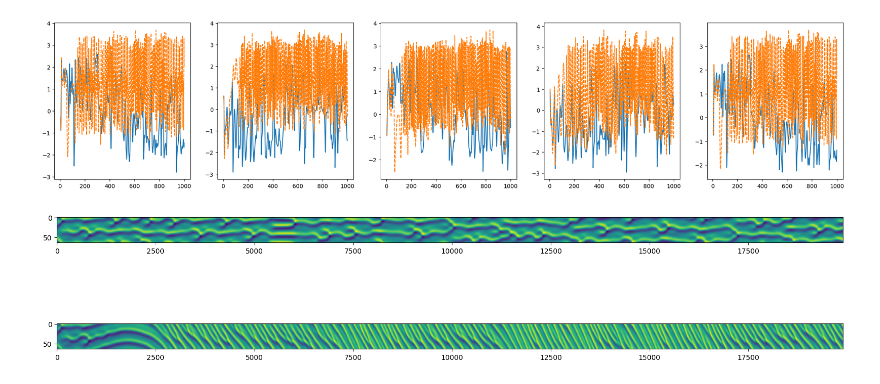
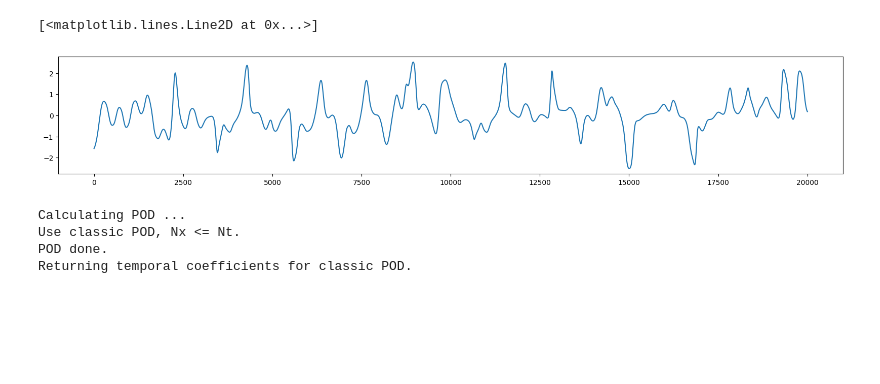
Before and after one commit to MagriLab/DA-RL, a Jupyter notebook: esn_training.ipynb, the cells around one changed output. Saved outputs shown, nothing was run; the diff lists cells and outputs as text; code cells hidden in the pictures; blank space fills up the shorter version.

```diff
--- a/esn_training.ipynb
+++ b/esn_training.ipynb
@@ -769,52 +386,0 @@ EPISODE_DATA = pp.create_dataset(full_state,y,t,RAW_EPISODE_DATA['action'][1:],
-# %%
-x_pred, y_pred = my_ESN.closed_loop_with_washout(U_washout=EPISODE_DATA['loop_0']['u_washout'],
-                                                 P_washout=EPISODE_DATA['loop_0']['p_washout'],
-                                                 P = EPISODE_DATA['loop_0']['p'],
-                                                 N_t=len(EPISODE_DATA['loop_0']['u']))
-y_pred = y_pred[1:]
-plt_idxs = [int(my_idx) for my_idx in np.linspace(0,my_ESN.N_dim-1,5)]
-plt.figure(figsize=(5*len(plt_idxs),5))
-for k, plt_idx in enumerate(plt_idxs):
-    plt.subplot(1,len(plt_idxs),k+1)
-    plt.plot(EPISODE_DATA['loop_0']['t'],EPISODE_DATA['loop_0']['y'][:,plt_idx])
-    plt.plot(EPISODE_DATA['loop_0']['t'],y_pred[:,plt_idx],'--')
-    # plt.xlim([0,500])
-plt.figure(figsize=(20,5))
-plt.subplot(2,1,1)
-plt.imshow(EPISODE_DATA['loop_0']['y'].T, aspect=10)
-plt.subplot(2,1,2)
-plt.imshow(y_pred.T, aspect=10)
-
-if which_state == 'pod_time_coeff':
-    recon_y = my_POD.reconstruct(which_modes=which_modes,
-                        A=EPISODE_DATA['loop_0']['y'],
-                    )
-    recon_y_pred = my_POD.reconstruct(which_modes=which_modes,
-                        A=y_pred,
-                    )
-
-    plt.figure(figsize=(20,10), constrained_layout=True)
-    plt.subplot(5,1,1)
-    plt.imshow(EPISODE_DATA['loop_0']['full_state'].T, aspect=10)
-    plt.title(f'True')
-    plt.colorbar()
-    plt.subplot(5,1,2)
-    plt.imshow(recon_y, aspect=10)
-    plt.title(f'True Reduced N = {which_modes}')
-    plt.colorbar()
-    plt.subplot(5,1,3)
-    plt.imshow(recon_y_pred, aspect=10)
-    plt.title(f'Prediction Reduced N = {which_modes}')
-    plt.colorbar()
-    plt.subplot(5,1,4)
-    plt.imshow(EPISODE_DATA['loop_0']['full_state'].T-recon_y_pred, aspect=10)
-    plt.title('Error')
-    plt.colorbar()
-    plt.subplot(5,1,5)
-    plt.imshow(recon_y-recon_y_pred, aspect=10)
-    plt.title('Error Reduced')
-    plt.colorbar()
-    plt.show()
-# %% [output]
-[figure, removed]
-[figure, removed]
@@ -820,0 +454,6 @@ if which_state == 'pod_time_coeff':
+# %%
+plt.figure(figsize=(20,3))
+plt.plot(RAW_DATA['true_state'][0][:,0])
+# %% [output]
+[<matplotlib.lines.Line2D at 0x...>]
+[figure, added]
@@ -820,0 +517,19 @@ if which_state == 'pod_time_coeff':
+# %%
+pod_episodes = 50
+
+def get_POD_time_coeffs(my_POD,y):
+    return (y-my_POD.Q_mean) @ my_POD.Phi
+
+# apply POD
+stacked_state_arr = jnp.vstack(RAW_DATA['true_state'][:pod_episodes])
+my_POD = POD(X=stacked_state_arr.T)
+all_time_coeffs = my_POD.get_time_coefficient
+for i in range(total_episodes):
+    RAW_DATA['pod_time_coeff'].append(get_POD_time_coeffs(my_POD, RAW_DATA['true_state'][i]))
+
+cum_energy = np.cumsum(my_POD.lam)/np.sum(my_POD.lam)
+# %% [output]
+Calculating POD ...
+Use classic POD, Nx <= Nt.
+POD done.
+Returning temporal coefficients for classic POD.
```
Also changed, not shown: parts of 52 cells of this notebook, 1 other file.
